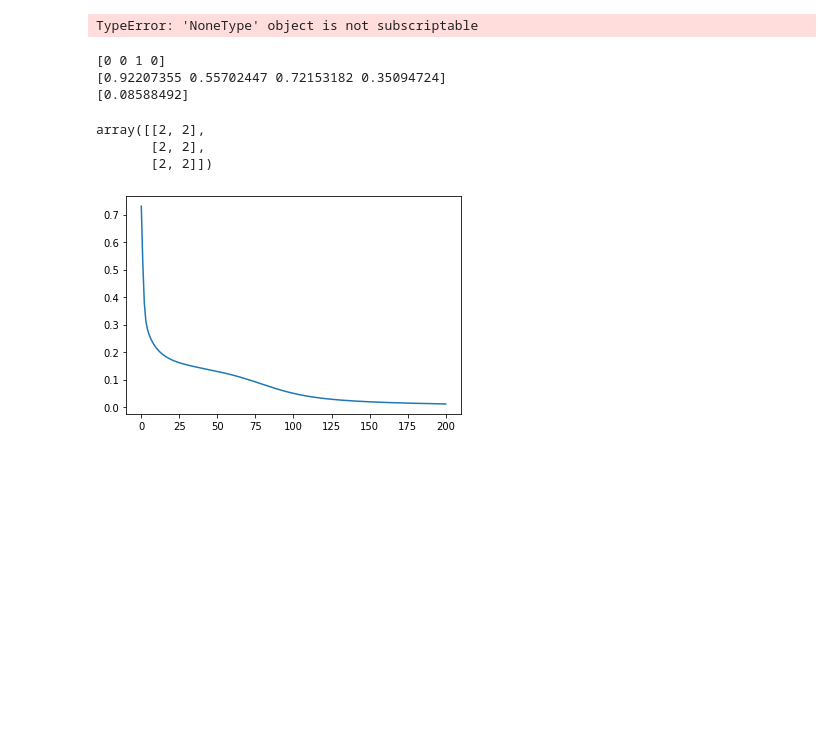
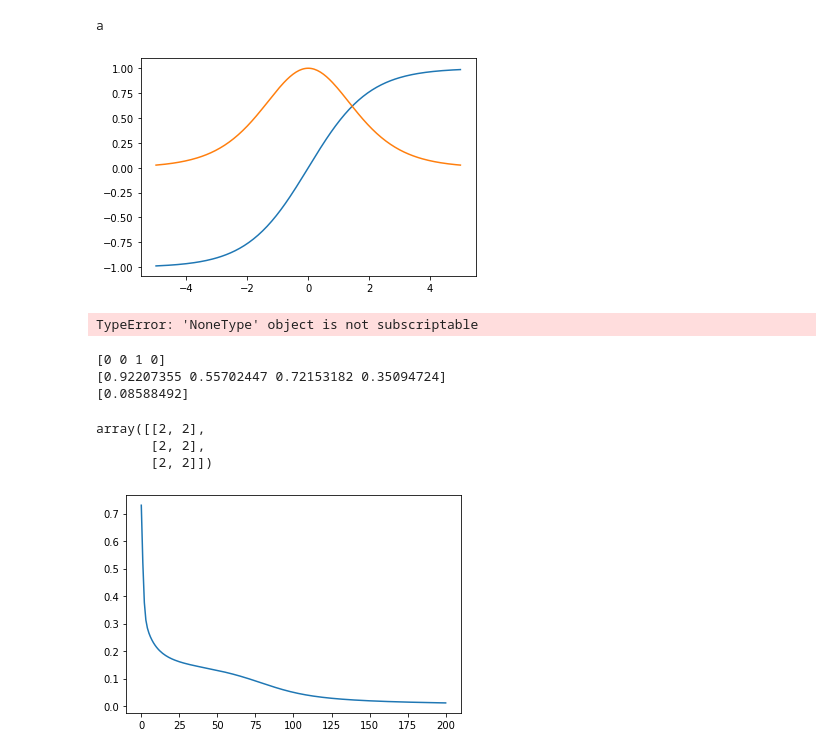
Before and after one commit to dragive/NeuralNetworkFromScratch, a Jupyter notebook: src/test.ipynb, the cells around one changed output. Cells and saved outputs as stored; diff of their text form; code cells hidden in the pictures; blank space fills up the shorter version.

```diff
--- a/src/test.ipynb
+++ b/src/test.ipynb
@@ -19,18 +19,27 @@ class ActivationFunctions:
 #         temp = np.array(data)
 #         return np.sign(temp)
 
+    def unipolar(data,derivative = False):
+        return ActivationFunctions.Sigmoid(data,derivative )
+
+    def bipolar(data,derivative = False):
+        return ActivationFunctions.arctg(data,derivative)
+
     def Sigmoid(data,derivative = False):
         if derivative:
-
-#             data=1.0/(1.0+np.exp(-temp))
-#             return data*(1.0-data)
-
-
 
             return (1-data)*data
 
         temp = np.array(data)
         return 1.0/(1.0+np.exp(-temp))
+
+
+    def arctg(data,derivative = False):
+        if derivative:
+            return 1-(data*data)
+#         temp = np.exp(np.array(data))
+        return -(1.0-np.exp(np.array(data)))/(1.0+np.exp(np.array(data)))
+
 
 
 
@@ -353,3 +354,42 @@ two
+# %%
+import tkinter as tk
+
+class Application( tk.Frame ):
+
+    def __init__( self , master=None ):
+        super().__init__( master )
+        self.master = master
+        self.pack()
+        self.create_widgets()
+
+    def create_widgets(self):
+        self.hi_there = tk.Button(self)
+        self.hi_there["text"] = "Hello World\n(click me)"
+        self.hi_there["command"] = self.say_hi
+        self.hi_there.pack(side="top")
+
+        self.quit = tk.Button(self, text="QUIT", fg="red",
+                              command=self.master.destroy)
+        self.quit.pack(side="bottom")
+
+    def say_hi(self):
+        print("hi there, everyone!")
+
+root = tk.Tk()
+app = Application(master=root)
+app.mainloop()
+# %% [output]
+a
+# %%
+import matplotlib.pyplot as plt
+x=np.linspace(-5,5,201)
+y=ActivationFunctions.bipolar(x)
+der = 1.0-(y*y)
+plt.plot(x,y)
+plt.plot(x,der)
+plt.show()
+# %% [output]
+[figure, added]
 # %%
 (np.linalg.norm(one[1]-two[1])/np.linalg.norm(one[1]+two[1]),np.linalg.norm(one[1]+two[1])/np.linalg.norm(one[1]-two[1]))
 # %% [output]
```
Also changed, not shown: parts of 7 cells of this notebook.
